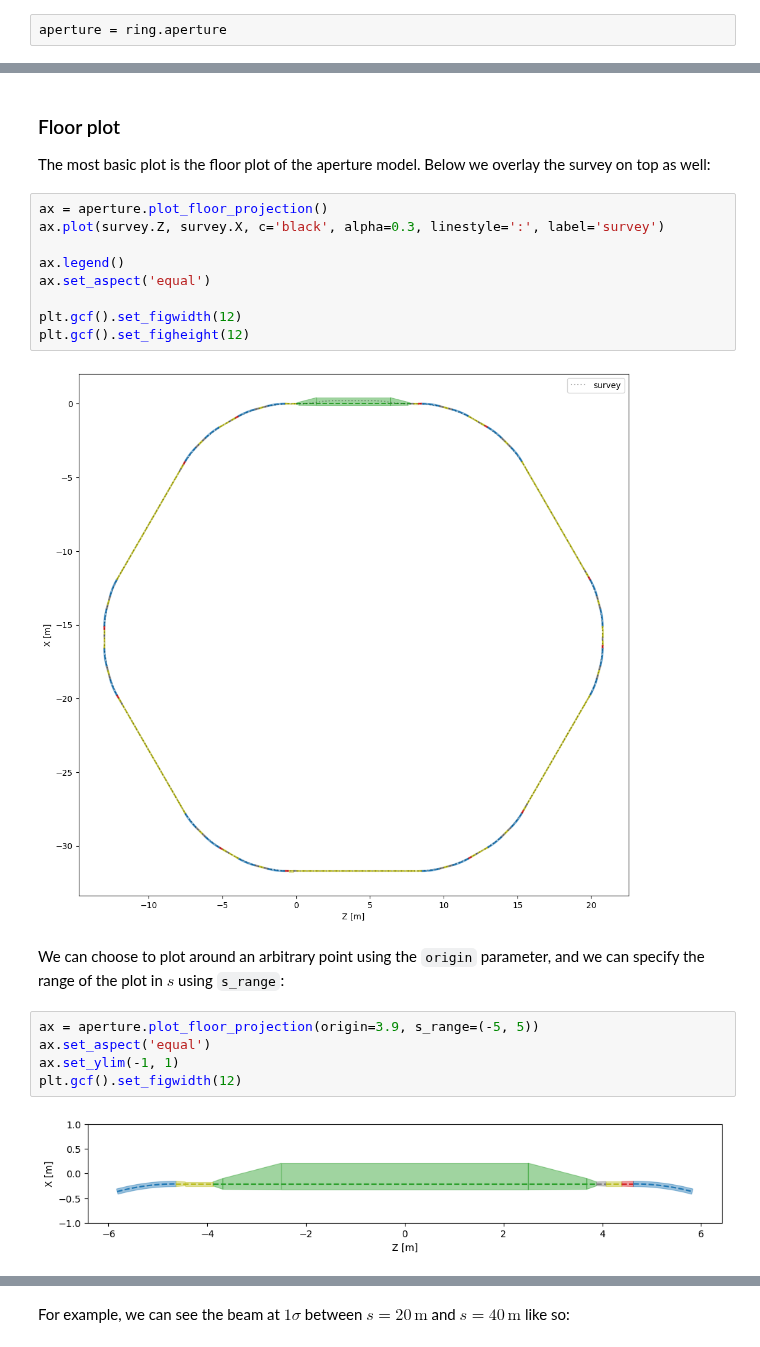
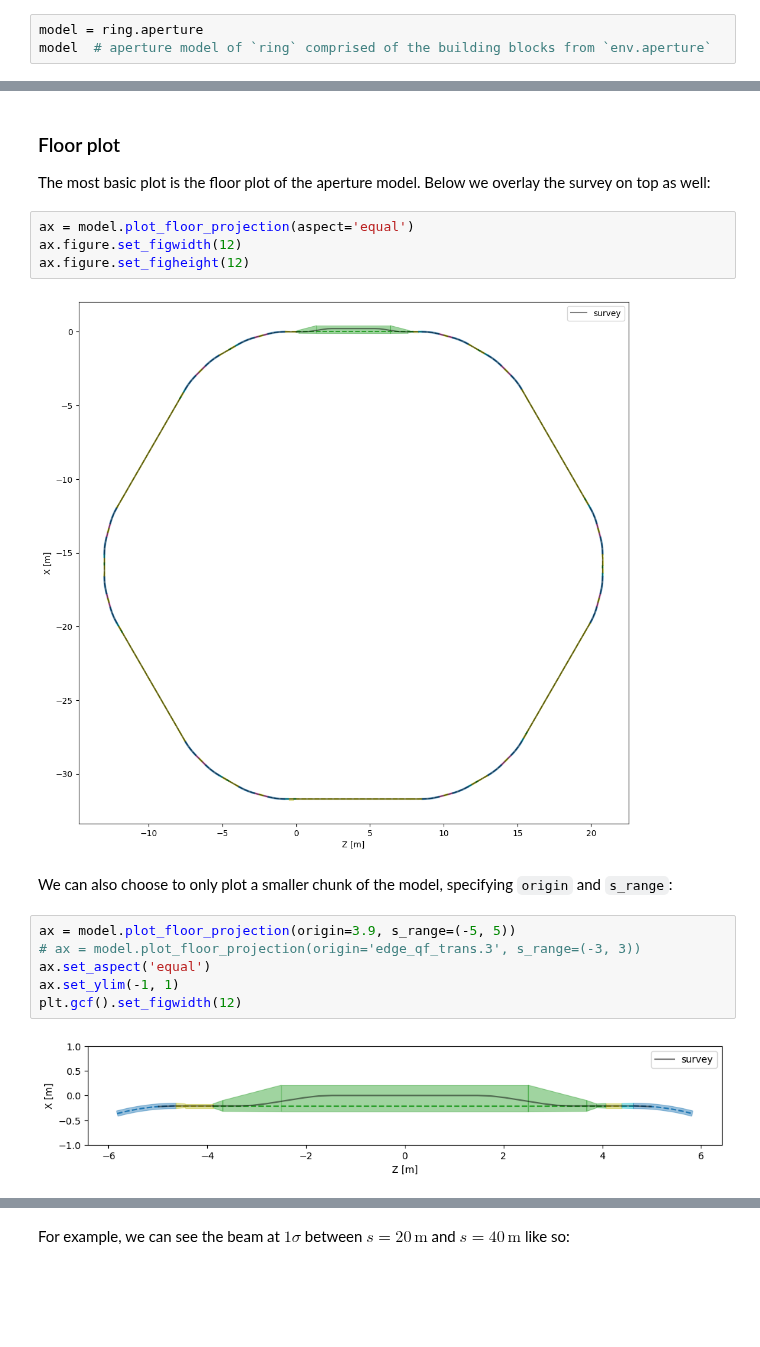
Before and after one commit to szymonlopaciuk/aperture-model-tutorial, a Jupyter notebook: 002_aperture_model.ipynb, the cells around one changed output, grey strips where cells are left out. Saved outputs shown, nothing was run; the diff lists cells and outputs as text; blank space fills up the shorter version.

```diff
--- a/002_aperture_model.ipynb
+++ b/002_aperture_model.ipynb
@@ -34,2 +41,3 @@ Profiles and pipes belong to the environment, while their placements and the bui
 # %%
-aperture = ring.aperture
+model = ring.aperture
+model  # aperture model of `ring` comprised of the building blocks from `env.aperture`
@@ -469,22 +536,18 @@ In fact, this is one of the checks conducted when the model is built: all instal
 
 The most basic plot is the floor plot of the aperture model. Below we overlay the survey on top as well:
 # %%
-ax = aperture.plot_floor_projection()
-ax.plot(survey.Z, survey.X, c='black', alpha=0.3, linestyle=':', label='survey')
-
-ax.legend()
-ax.set_aspect('equal')
-
-plt.gcf().set_figwidth(12)
-plt.gcf().set_figheight(12)
+ax = model.plot_floor_projection(aspect='equal')
+ax.figure.set_figwidth(12)
+ax.figure.set_figheight(12)
 # %% [output]
-[figure, old version]
+[figure, new version]
-# %% [markdown]
-We can choose to plot around an arbitrary point using the `origin` parameter, and we can specify the range of the plot in $s$ using `s_range`:
+# %% [markdown]
+We can also choose to only plot a smaller chunk of the model, specifying `origin` and `s_range`:
 # %%
-ax = aperture.plot_floor_projection(origin=3.9, s_range=(-5, 5))
+ax = model.plot_floor_projection(origin=3.9, s_range=(-5, 5))
+# ax = model.plot_floor_projection(origin='edge_qf_trans.3', s_range=(-3, 3))
 ax.set_aspect('equal')
 ax.set_ylim(-1, 1)
 plt.gcf().set_figwidth(12)
 # %% [output]
-[figure, old version]
+[figure, new version]
```
Also changed, not shown: parts of 44 cells of this notebook, 9 other files.
